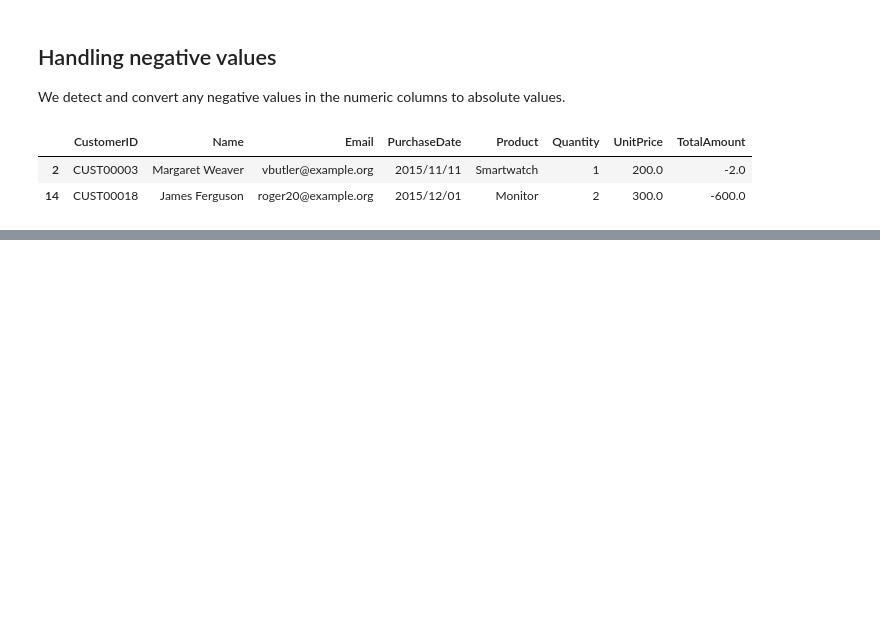
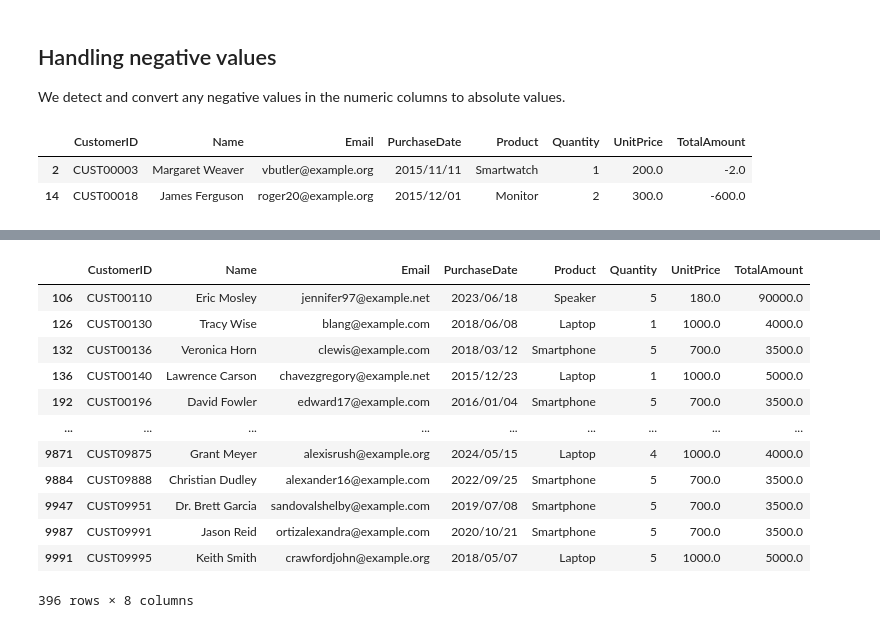
Before and after one commit to blotetheodorus/comprehensive-trend-analysis, a Jupyter notebook: comprehensive_trend_analysis.ipynb, the cells around one changed output, grey strips where cells are left out. Drawn from its saved outputs; the diff is of its cells as text; code cells hidden in the pictures; blank space fills up the shorter version.

Commit message:
Detect outliers using IQR and remove them

```diff
--- a/comprehensive_trend_analysis.ipynb
+++ b/comprehensive_trend_analysis.ipynb
@@ -309,0 +329,43 @@ df['UnitPrice'] = df['UnitPrice'].abs()
+# %%
+def detect_outliers(df, columns, multiplier=3):
+    """
+    Identifies outliers based on IQR for specified columns.
+
+    :param df: DataFrame.
+    :param columns: Columns with potential outliers.
+    :param multiplier: Multiplier for the IQR.
+    :return: DataFrame with outliers for all specified columns.
+    """
+    outlier_mask = pd.Series(False, index=df.index)
+
+    for column in columns:
+        Q1 = df[column].quantile(0.25)
+        Q3 = df[column].quantile(0.75)
+        IQR = Q3 - Q1
+
+        lower_bound = Q1 - multiplier * IQR
+        upper_bound = Q3 + multiplier * IQR
+
+        column_outliers = (df[column] < lower_bound) | (df[column] > upper_bound)
+        outlier_mask |= column_outliers
+
+    outliers = df[outlier_mask]
+
+    return outliers
+
+# Detect outliers
+detect_outliers(df, ['Quantity', 'UnitPrice', 'TotalAmount'])
+# %% [output]
+|  | CustomerID | Name | Email | PurchaseDate | Product | Quantity | UnitPrice | TotalAmount |
+| 106 | CUST00110 | Eric Mosley | jennifer97@example.net | 2023/06/18 | Speaker | 5 | 180.0 | 90000.0 |
+| 126 | CUST00130 | Tracy Wise | blang@example.com | 2018/06/08 | Laptop | 1 | 1000.0 | 4000.0 |
+| 132 | CUST00136 | Veronica Horn | clewis@example.com | 2018/03/12 | Smartphone | 5 | 700.0 | 3500.0 |
+| 136 | CUST00140 | Lawrence Carson | chavezgregory@example.net | 2015/12/23 | Laptop | 1 | 1000.0 | 5000.0 |
+| 192 | CUST00196 | David Fowler | edward17@example.com | 2016/01/04 | Smartphone | 5 | 700.0 | 3500.0 |
+| ... | ... | ... | ... | ... | ... | ... | ... | ... |
+| 9871 | CUST09875 | Grant Meyer | alexisrush@example.org | 2024/05/15 | Laptop | 4 | 1000.0 | 4000.0 |
+| 9884 | CUST09888 | Christian Dudley | alexander16@example.com | 2022/09/25 | Smartphone | 5 | 700.0 | 3500.0 |
+| 9947 | CUST09951 | Dr. Brett Garcia | sandovalshelby@example.com | 2019/07/08 | Smartphone | 5 | 700.0 | 3500.0 |
+| 9987 | CUST09991 | Jason Reid | ortizalexandra@example.com | 2020/10/21 | Smartphone | 5 | 700.0 | 3500.0 |
+| 9991 | CUST09995 | Keith Smith | crawfordjohn@example.org | 2018/05/07 | Laptop | 5 | 1000.0 | 5000.0 |
+396 rows × 8 columns
```
Also changed, not shown: parts of 3 cells of this notebook.
